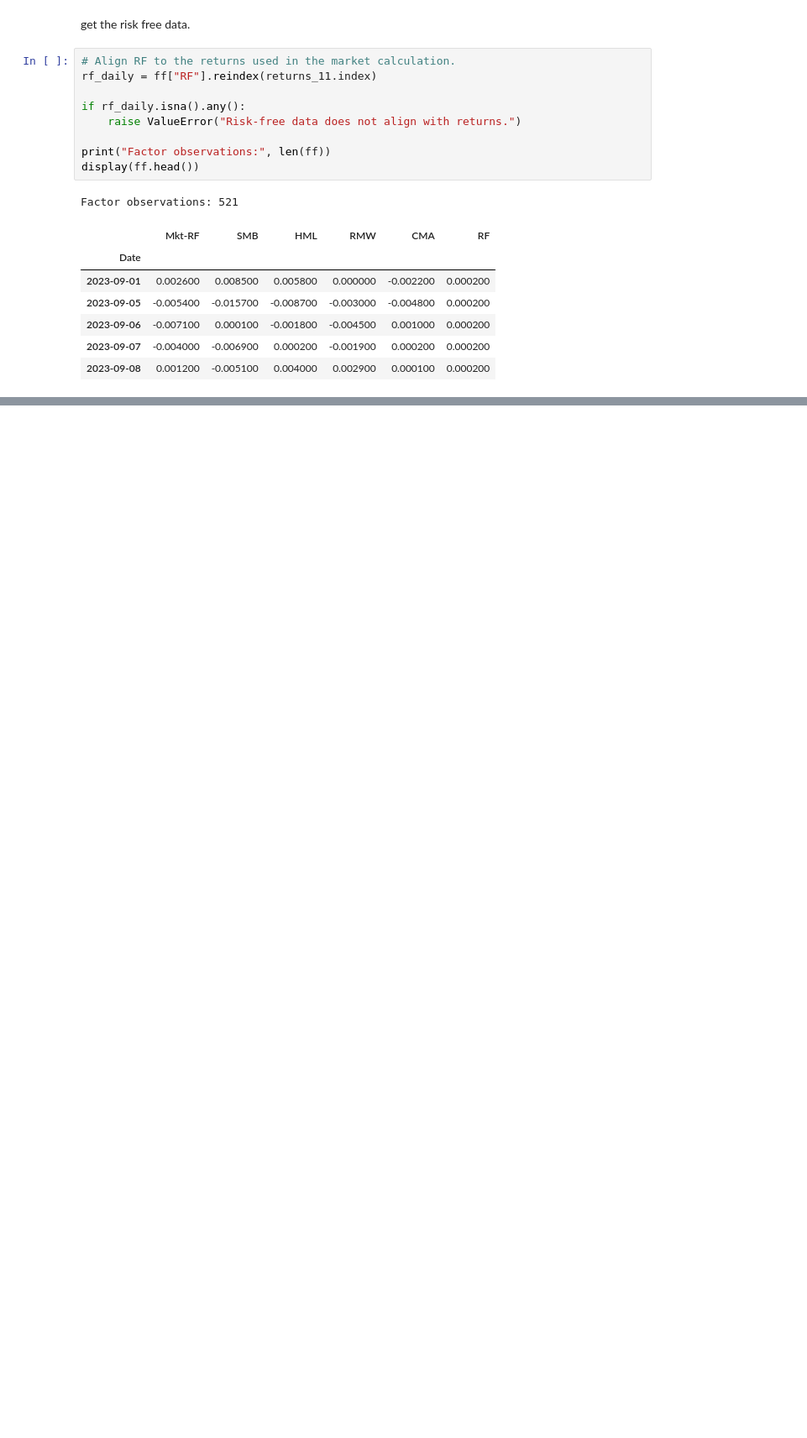
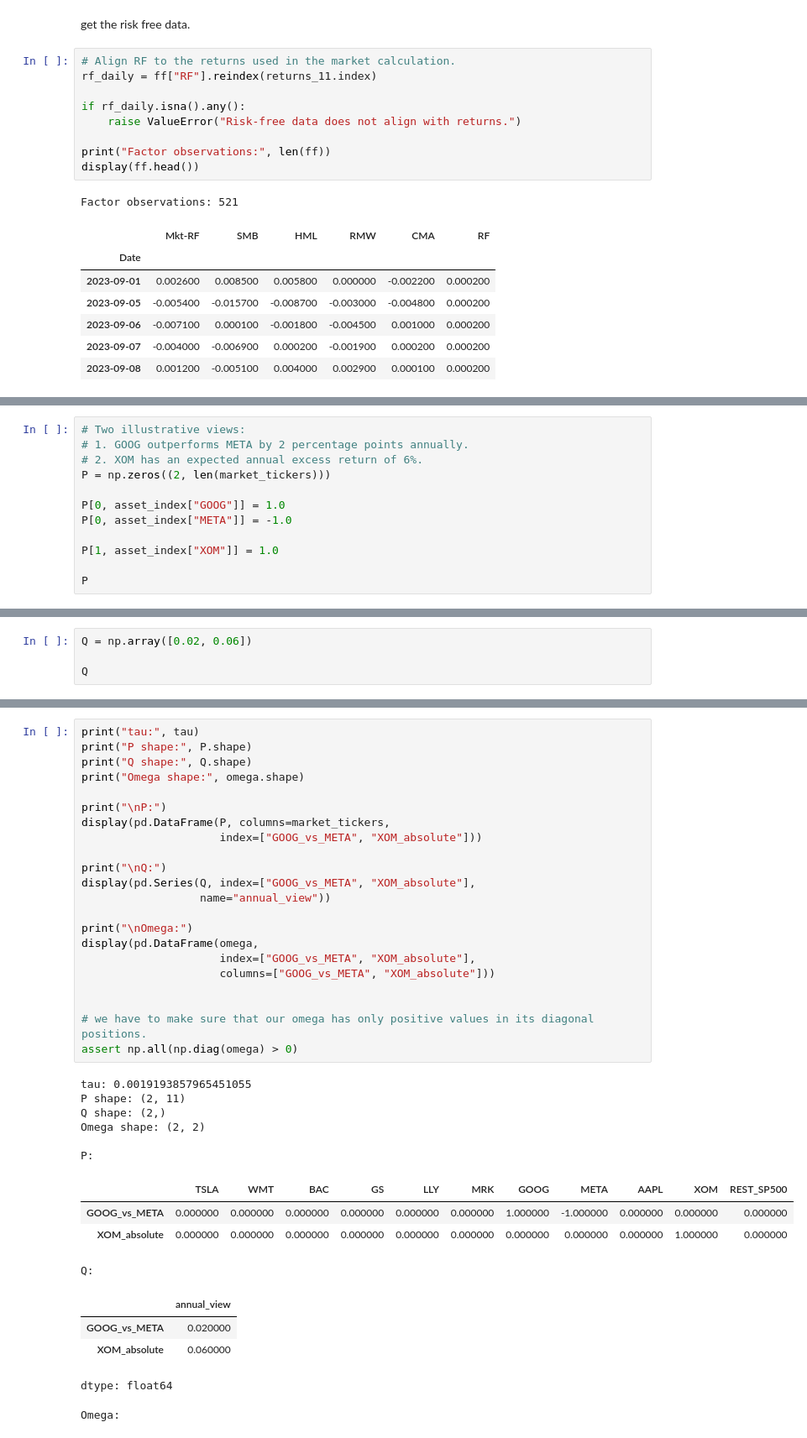
Before and after one commit to George7531/Portfolio_Management, a Jupyter notebook: Group_19296_MScFE_652_Portfolio_Management_Project_1.ipynb, the cells around one changed output, grey strips where cells are left out. Shown at 84% size. Saved outputs shown, nothing was run; the diff lists cells and outputs as text; blank space fills up the shorter version.

```diff
--- a/Group_19296_MScFE_652_Portfolio_Management_Project_1.ipynb
+++ b/Group_19296_MScFE_652_Portfolio_Management_Project_1.ipynb
@@ -684,0 +866,12 @@ Factor observations: 521
+# %%
+# Two illustrative views:
+# 1. GOOG outperforms META by 2 percentage points annually.
+# 2. XOM has an expected annual excess return of 6%.
+P = np.zeros((2, len(market_tickers)))
+
+P[0, asset_index["GOOG"]] = 1.0
+P[0, asset_index["META"]] = -1.0
+
+P[1, asset_index["XOM"]] = 1.0
+
+P
@@ -684,0 +885,4 @@ Factor observations: 521
+# %%
+Q = np.array([0.02, 0.06])
+
+Q
@@ -684,0 +905,38 @@ Factor observations: 521
+# %%
+print("tau:", tau)
+print("P shape:", P.shape)
+print("Q shape:", Q.shape)
+print("Omega shape:", omega.shape)
+
+print("\nP:")
+display(pd.DataFrame(P, columns=market_tickers,
+                     index=["GOOG_vs_META", "XOM_absolute"]))
+
+print("\nQ:")
+display(pd.Series(Q, index=["GOOG_vs_META", "XOM_absolute"],
+                  name="annual_view"))
+
+print("\nOmega:")
+display(pd.DataFrame(omega,
+                     index=["GOOG_vs_META", "XOM_absolute"],
+                     columns=["GOOG_vs_META", "XOM_absolute"]))
+
+
+# we have to make sure that our omega has only positive values in its diagonal positions.
+assert np.all(np.diag(omega) > 0)
+# %% [output]
+tau: 0.0019193857965451055
+P shape: (2, 11)
+Q shape: (2,)
+Omega shape: (2, 2)
+
+P:
+|  | TSLA | WMT | BAC | GS | LLY | MRK | GOOG | META | AAPL | XOM | REST_SP500 |
+| GOOG_vs_META | 0.000000 | 0.000000 | 0.000000 | 0.000000 | 0.000000 | 0.000000 | 1.000000 | -1.000000 | 0.000000 | 0.000000 | 0.000000 |
+| XOM_absolute | 0.000000 | 0.000000 | 0.000000 | 0.000000 | 0.000000 | 0.000000 | 0.000000 | 0.000000 | 0.000000 | 1.000000 | 0.000000 |
+Q:
+|  | annual_view |
+| GOOG_vs_META | 0.020000 |
+| XOM_absolute | 0.060000 |
+dtype: float64
+Omega:
```
Also changed, not shown: parts of 46 cells of this notebook.
